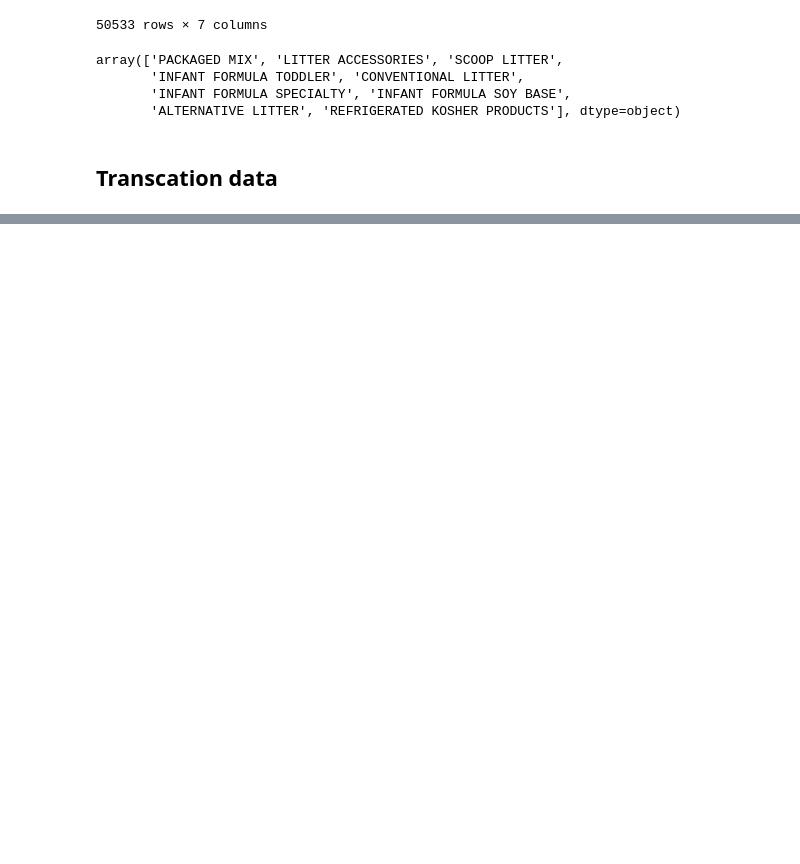
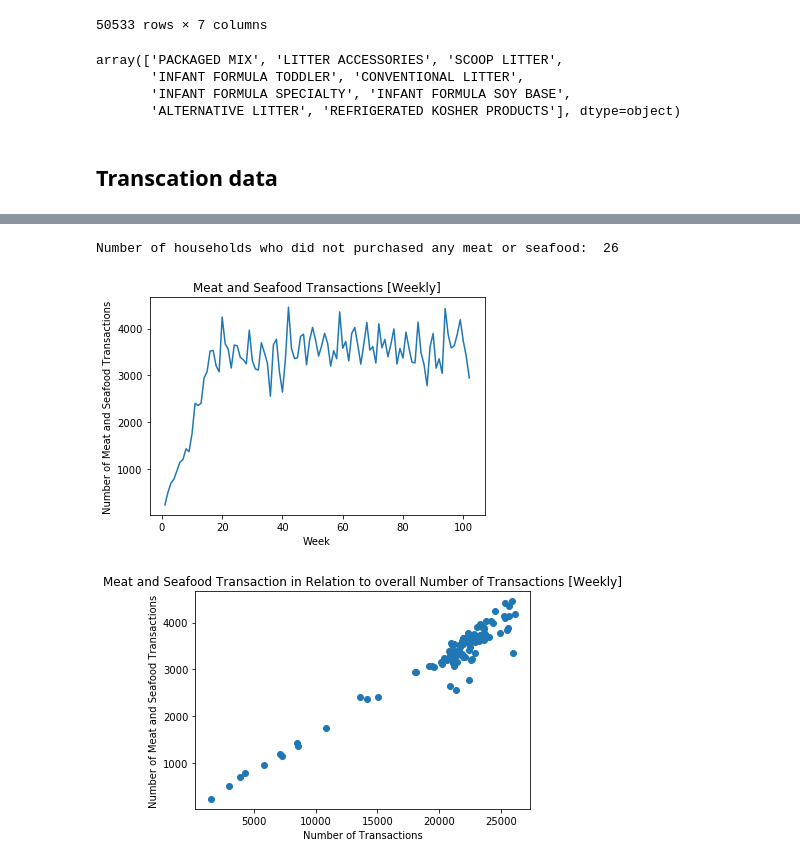
Before and after one commit to whateverforever/ada-2019-project, a Jupyter notebook: data_analysis.ipynb, the cells around one changed output, grey strips where cells are left out. Cells and saved outputs as stored; diff of their text form; code cells hidden in the pictures; blank space fills up the shorter version.

Commit message:
Joined Transaction and Food dataframe

```diff
--- a/data_analysis.ipynb
+++ b/data_analysis.ipynb
@@ -524,0 +534,2 @@ df_transaction.head()
+# %%
+df_food_trans = pd.merge(df_food, df_transaction, on='PRODUCT_ID', how='left')
@@ -524,0 +543,3 @@ df_transaction.head()
+# %%
+df_meat_seafood = df_meat.append(df_seafood)
+df_meat_seafood.drop_duplicates()
@@ -524,0 +560,23 @@ df_transaction.head()
+# %%
+df_meat_seafood_trans = pd.merge(df_meat_seafood, df_transaction, on='PRODUCT_ID', how='left')
+number_household_meat_seafood = len(df_meat_seafood_trans["household_key"].unique())
+print("Number of households who did not purchased any meat or seafood: % d" %(number_households-number_household_meat_seafood))
+# %% [output]
+Number of households who did not purchased any meat or seafood:  26
+# %%
+weekly_meat_sea = df_meat_seafood_trans.groupby("WEEK_NO").count()["PRODUCT_ID"]
+weekly_trans = df_food_trans.groupby("WEEK_NO").count()["PRODUCT_ID"]
+plt.plot(weekly_meat_sea)
+plt.xlabel("Week")
+plt.ylabel("Number of Meat and Seafood Transactions")
+plt.title("Meat and Seafood Transactions [Weekly]")
+plt.show()
+
+plt.scatter(weekly_trans, weekly_meat_sea)
+plt.xlabel("Number of Transactions")
+plt.ylabel("Number of Meat and Seafood Transactions")
+plt.title("Meat and Seafood Transaction in Relation to overall Number of Transactions [Weekly]")
+plt.show()
+# %% [output]
+[figure, added]
+[figure, added]
```
Also changed, not shown: parts of 5 cells of this notebook.
